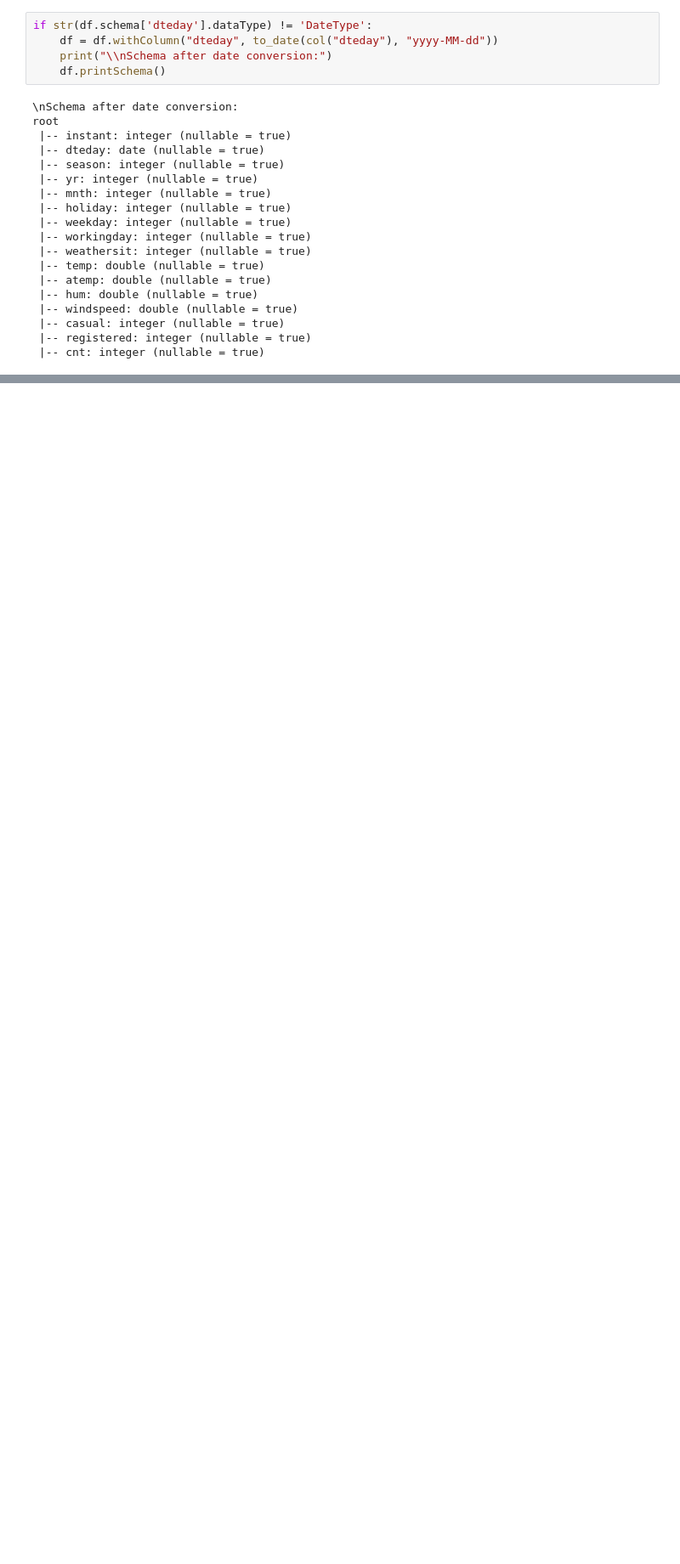
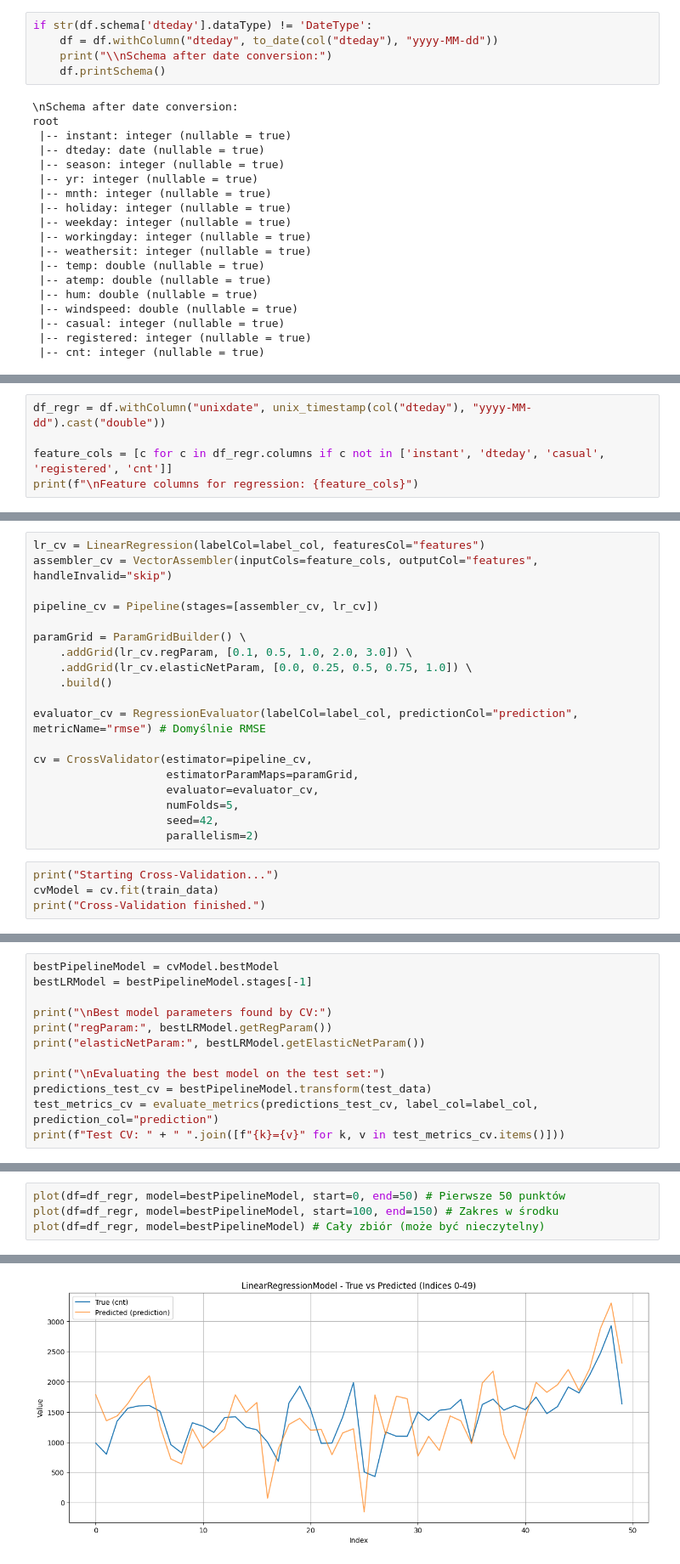
Before and after one commit to IwoSzczepaniak/DataExploration, a Jupyter notebook: src/main/resources/spark-jdk17/spark-jupyter/lab6.ipynb, the cells around one changed output, grey strips where cells are left out. Shown at 85% size. Cells and saved outputs as stored; diff of their text form; blank space fills up the shorter version.

```diff
--- a/src/main/resources/spark-jdk17/spark-jupyter/lab6.ipynb
+++ b/src/main/resources/spark-jdk17/spark-jupyter/lab6.ipynb
@@ -105,0 +145,5 @@ plt.show()
+# %%
+df_regr = df.withColumn("unixdate", unix_timestamp(col("dteday"), "yyyy-MM-dd").cast("double"))
+
+feature_cols = [c for c in df_regr.columns if c not in ['instant', 'dteday', 'casual', 'registered', 'cnt']]
+print(f"\nFeature columns for regression: {feature_cols}")
@@ -105,0 +172,23 @@ plt.show()
+# %%
+lr_cv = LinearRegression(labelCol=label_col, featuresCol="features")
+assembler_cv = VectorAssembler(inputCols=feature_cols, outputCol="features", handleInvalid="skip")
+
+pipeline_cv = Pipeline(stages=[assembler_cv, lr_cv])
+
+paramGrid = ParamGridBuilder() \
+    .addGrid(lr_cv.regParam, [0.1, 0.5, 1.0, 2.0, 3.0]) \
+    .addGrid(lr_cv.elasticNetParam, [0.0, 0.25, 0.5, 0.75, 1.0]) \
+    .build()
+
+evaluator_cv = RegressionEvaluator(labelCol=label_col, predictionCol="prediction", metricName="rmse") # Domyślnie RMSE
+
+cv = CrossValidator(estimator=pipeline_cv,
+                    estimatorParamMaps=paramGrid,
+                    evaluator=evaluator_cv,
+                    numFolds=5,
+                    seed=42,
+                    parallelism=2)
+# %%
+print("Starting Cross-Validation...")
+cvModel = cv.fit(train_data)
+print("Cross-Validation finished.")
@@ -105,0 +198,12 @@ plt.show()
+# %%
+bestPipelineModel = cvModel.bestModel
+bestLRModel = bestPipelineModel.stages[-1]
+
+print("\nBest model parameters found by CV:")
+print("regParam:", bestLRModel.getRegParam())
+print("elasticNetParam:", bestLRModel.getElasticNetParam())
+
+print("\nEvaluating the best model on the test set:")
+predictions_test_cv = bestPipelineModel.transform(test_data)
+test_metrics_cv = evaluate_metrics(predictions_test_cv, label_col=label_col, prediction_col="prediction")
+print(f"Test CV: " + " ".join([f"{k}={v}" for k, v in test_metrics_cv.items()]))
@@ -105,0 +273,5 @@ plt.show()
+# %%
+plot(df=df_regr, model=bestPipelineModel, start=0, end=50) # Pierwsze 50 punktów
+plot(df=df_regr, model=bestPipelineModel, start=100, end=150) # Zakres w środku
+plot(df=df_regr, model=bestPipelineModel) # Cały zbiór (może być nieczytelny)
+# %% [output]
@@ -105,0 +279 @@ plt.show()
+[figure, added]
```
Also changed, not shown: parts of 17 cells of this notebook.
